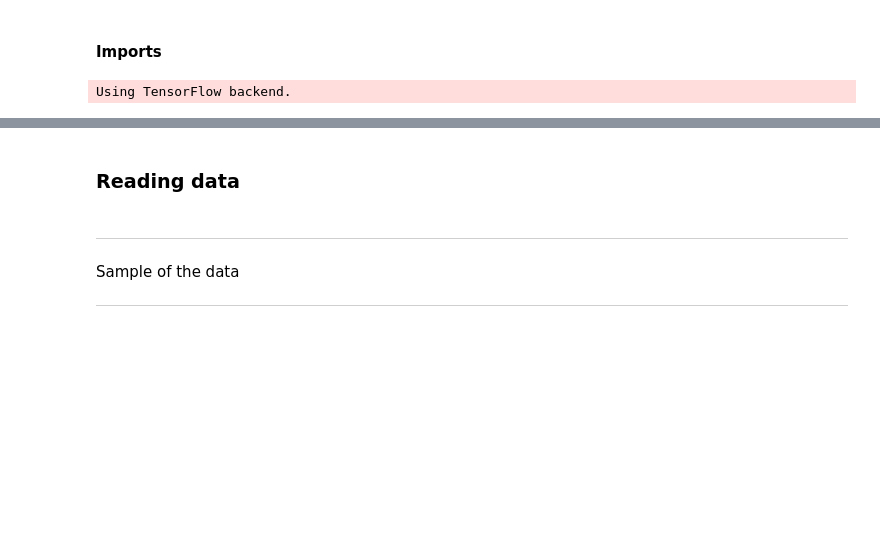
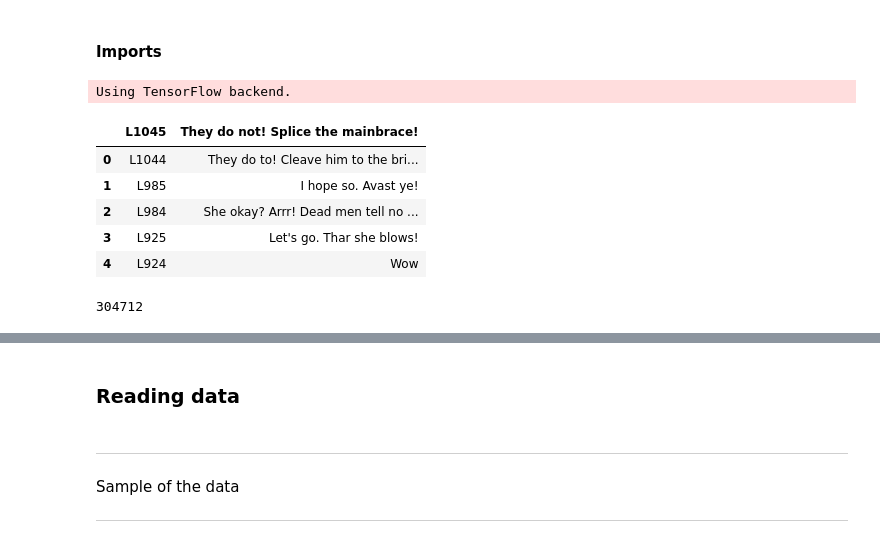
Before and after one commit to dn-cam/PersonalityChatbot, a Jupyter notebook: Chatbot_notebook.ipynb, the cells around one changed output, grey strips where cells are left out. Saved outputs shown, nothing was run; the diff lists cells and outputs as text; code cells hidden in the pictures; blank space fills up the shorter version.

```diff
--- a/Chatbot_notebook.ipynb
+++ b/Chatbot_notebook.ipynb
@@ -15,3 +15,17 @@ INPUT_LENGTH = 20
 OUTPUT_LENGTH = 20
 # %% [output]
 Using TensorFlow backend.
+# %%
+pirate_convert = pd.read_csv('pirate_convert.csv')
+pirate_convert.head()
+# %% [output]
+|  | L1045 | They do not! Splice the mainbrace! |
+| 0 | L1044 | They do to! Cleave him to the bri... |
+| 1 | L985 | I hope so. Avast ye! |
+| 2 | L984 | She okay? Arrr! Dead men tell no ... |
+| 3 | L925 | Let's go. Thar she blows! |
+| 4 | L924 | Wow |
+# %%
+len(pirate_convert)
+# %% [output]
+304712
```
Also changed, not shown: parts of 37 cells of this notebook, 2 other files.
